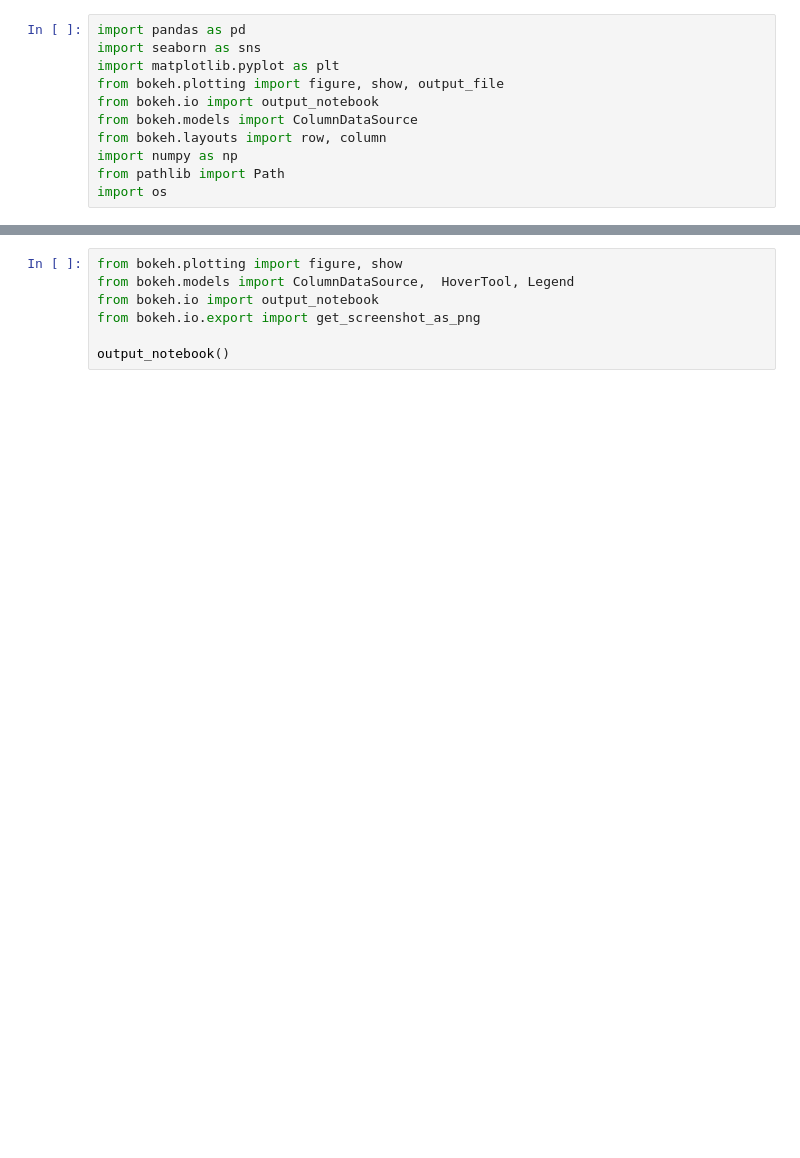
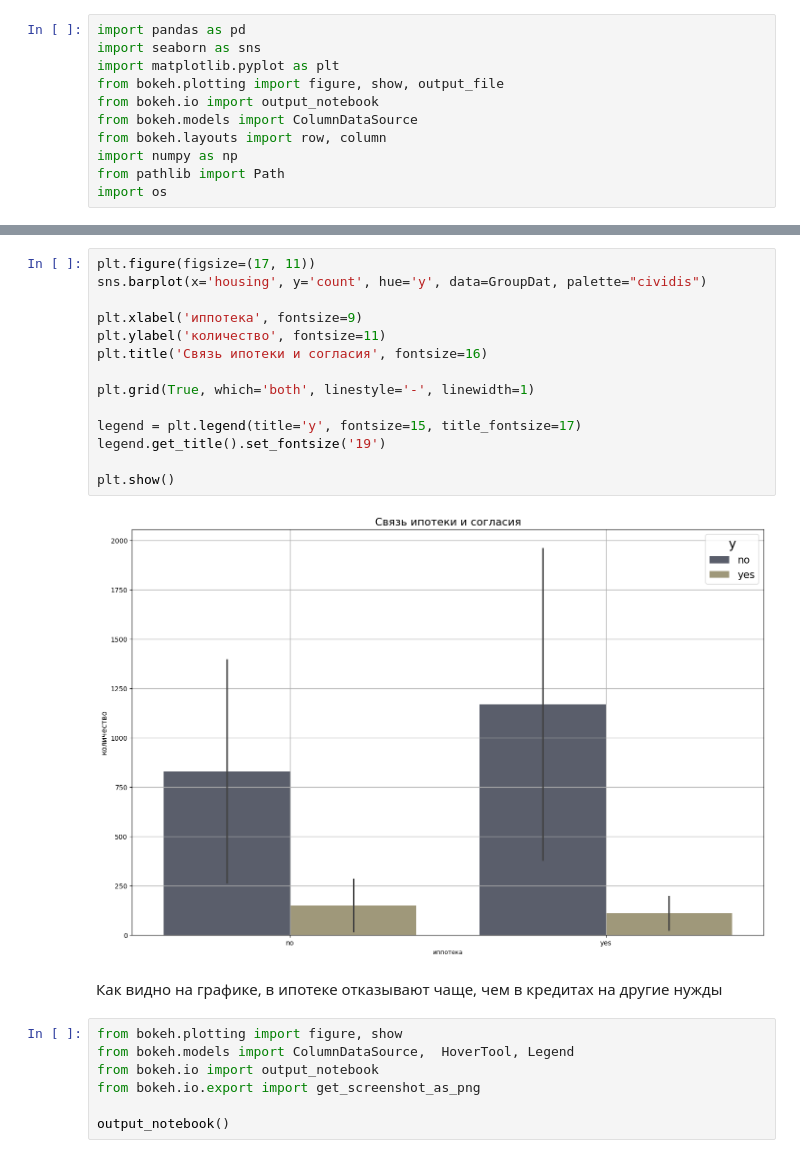
Before and after one commit to KochurovaVA/IIS, a Jupyter notebook: eda/eda.ipynb, the cells around one changed output, grey strips where cells are left out. Cells and saved outputs as stored; diff of their text form; blank space fills up the shorter version.

```diff
--- a/eda/eda.ipynb
+++ b/eda/eda.ipynb
@@ -265,3 +253,21 @@ plt.show()
+# %%
+plt.figure(figsize=(17, 11))
+sns.barplot(x='housing', y='count', hue='y', data=GroupDat, palette="cividis")
+
+plt.xlabel('иппотека', fontsize=9)
+plt.ylabel('количество', fontsize=11)
+plt.title('Связь ипотеки и согласия', fontsize=16)
+
+plt.grid(True, which='both', linestyle='-', linewidth=1)
+
+legend = plt.legend(title='y', fontsize=15, title_fontsize=17)
+legend.get_title().set_fontsize('19')
+
+plt.show()
+# %% [output]
+[figure, added]
+# %% [markdown]
+Как видно на графике, в ипотеке отказывают чаще, чем в кредитах на другие нужды
 # %%
 from bokeh.plotting import figure, show
 from bokeh.models import ColumnDataSource,  HoverTool, Legend
```
Also changed, not shown: parts of 52 cells of this notebook, 7 other files.
